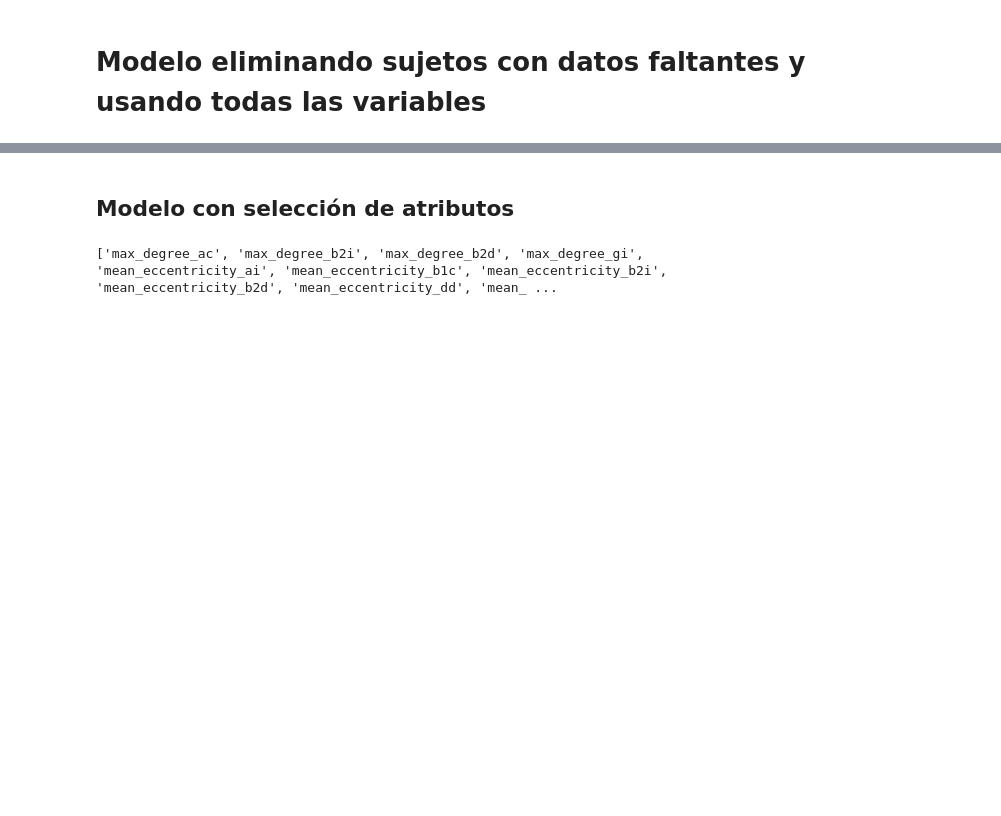
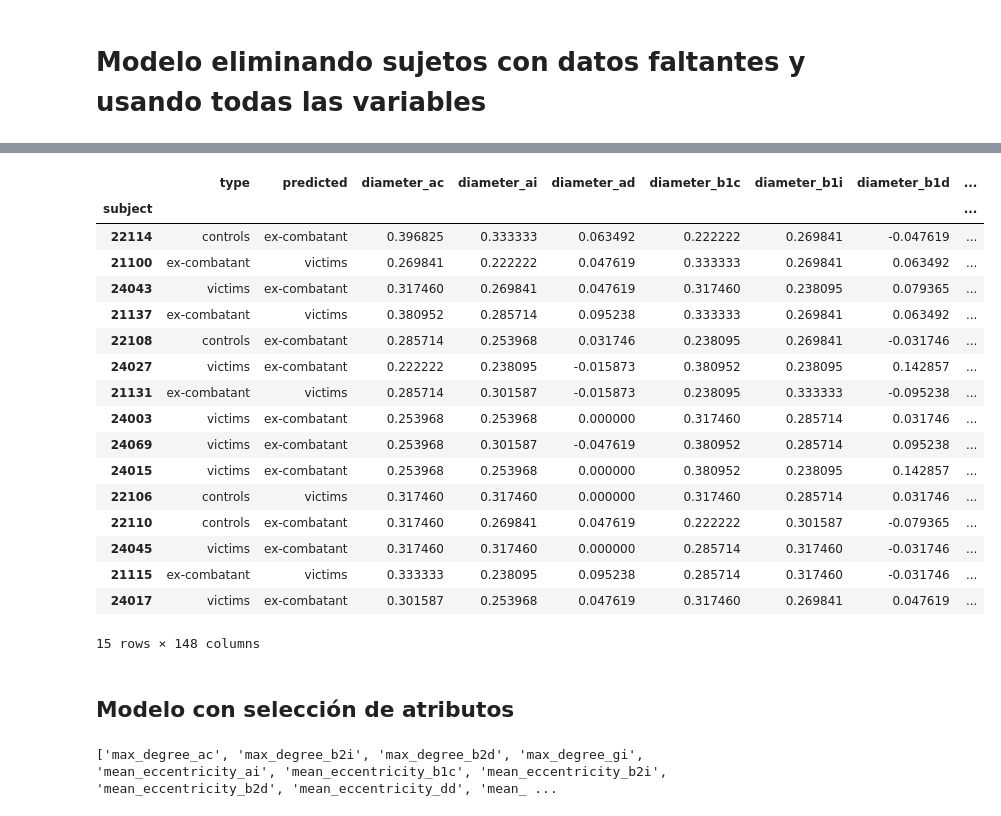
Before and after one commit to jhquiza/EEG_IAT, a Jupyter notebook: Modelos clasificación conectividad grupos de actores.ipynb, the cells around one changed output, grey strips where cells are left out. Drawn from its saved outputs; the diff is of its cells as text; code cells hidden in the pictures; blank space fills up the shorter version.

```diff
--- a/Modelos clasificación conectividad grupos de actores.ipynb
+++ b/Modelos clasificación conectividad grupos de actores.ipynb
@@ -175 +165,22 @@ datos_errados.head()
+# %%
+datos_errados
+# %% [output]
+|  | type | predicted | diameter_ac | diameter_ai | diameter_ad | diameter_b1c | diameter_b1i | diameter_b1d | ... |
+| subject |  |  |  |  |  |  |  |  | ... |
+| 22114 | controls | ex-combatant | 0.396825 | 0.333333 | 0.063492 | 0.222222 | 0.269841 | -0.047619 | ... |
+| 21100 | ex-combatant | victims | 0.269841 | 0.222222 | 0.047619 | 0.333333 | 0.269841 | 0.063492 | ... |
+| 24043 | victims | ex-combatant | 0.317460 | 0.269841 | 0.047619 | 0.317460 | 0.238095 | 0.079365 | ... |
+| 21137 | ex-combatant | victims | 0.380952 | 0.285714 | 0.095238 | 0.333333 | 0.269841 | 0.063492 | ... |
+| 22108 | controls | ex-combatant | 0.285714 | 0.253968 | 0.031746 | 0.238095 | 0.269841 | -0.031746 | ... |
+| 24027 | victims | ex-combatant | 0.222222 | 0.238095 | -0.015873 | 0.380952 | 0.238095 | 0.142857 | ... |
+| 21131 | ex-combatant | victims | 0.285714 | 0.301587 | -0.015873 | 0.238095 | 0.333333 | -0.095238 | ... |
+| 24003 | victims | ex-combatant | 0.253968 | 0.253968 | 0.000000 | 0.317460 | 0.285714 | 0.031746 | ... |
+| 24069 | victims | ex-combatant | 0.253968 | 0.301587 | -0.047619 | 0.380952 | 0.285714 | 0.095238 | ... |
+| 24015 | victims | ex-combatant | 0.253968 | 0.253968 | 0.000000 | 0.380952 | 0.238095 | 0.142857 | ... |
+| 22106 | controls | victims | 0.317460 | 0.317460 | 0.000000 | 0.317460 | 0.285714 | 0.031746 | ... |
+| 22110 | controls | ex-combatant | 0.317460 | 0.269841 | 0.047619 | 0.222222 | 0.301587 | -0.079365 | ... |
+| 24045 | victims | ex-combatant | 0.317460 | 0.317460 | 0.000000 | 0.285714 | 0.317460 | -0.031746 | ... |
+| 21115 | ex-combatant | victims | 0.333333 | 0.238095 | 0.095238 | 0.285714 | 0.317460 | -0.031746 | ... |
+| 24017 | victims | ex-combatant | 0.301587 | 0.253968 | 0.047619 | 0.317460 | 0.269841 | 0.047619 | ... |
+15 rows × 148 columns
 # %%
```
Also changed, not shown: parts of 15 cells of this notebook, 1 other file.
